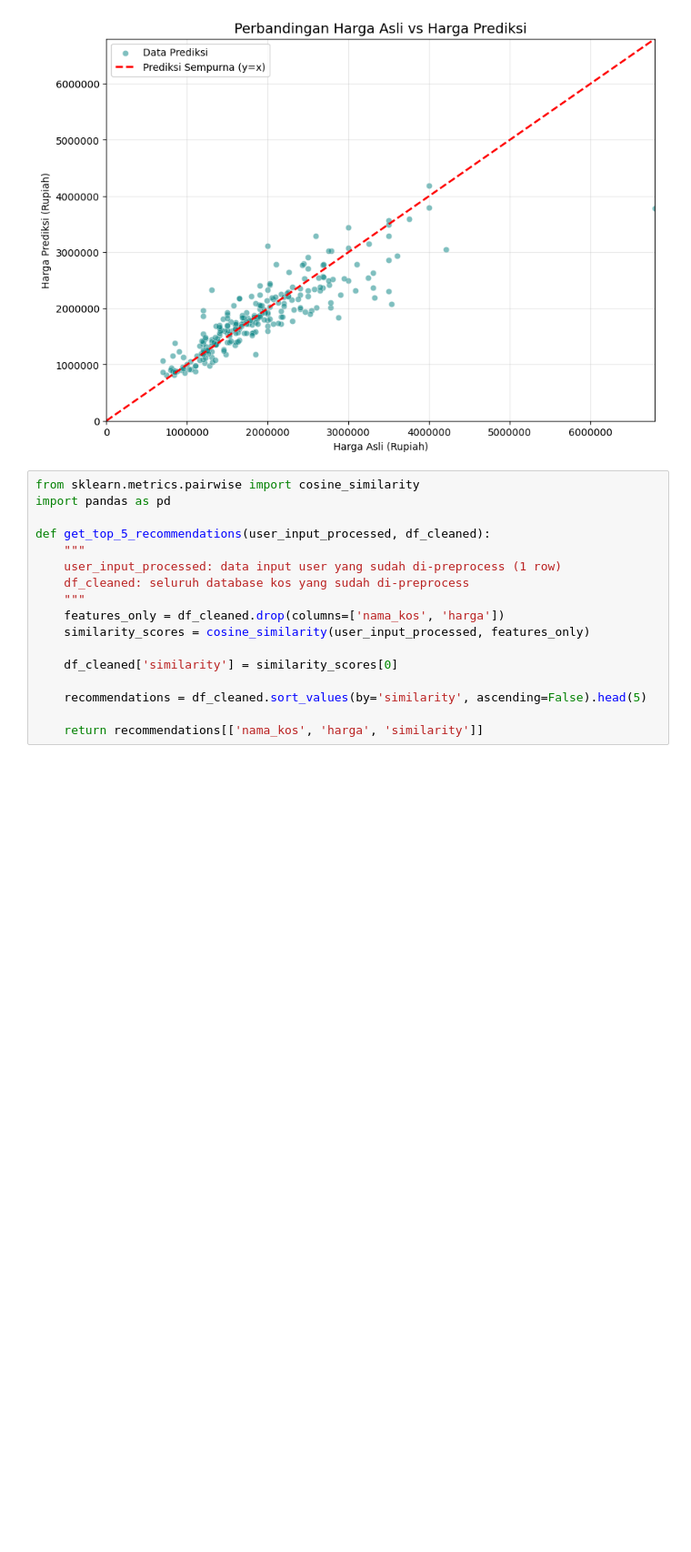
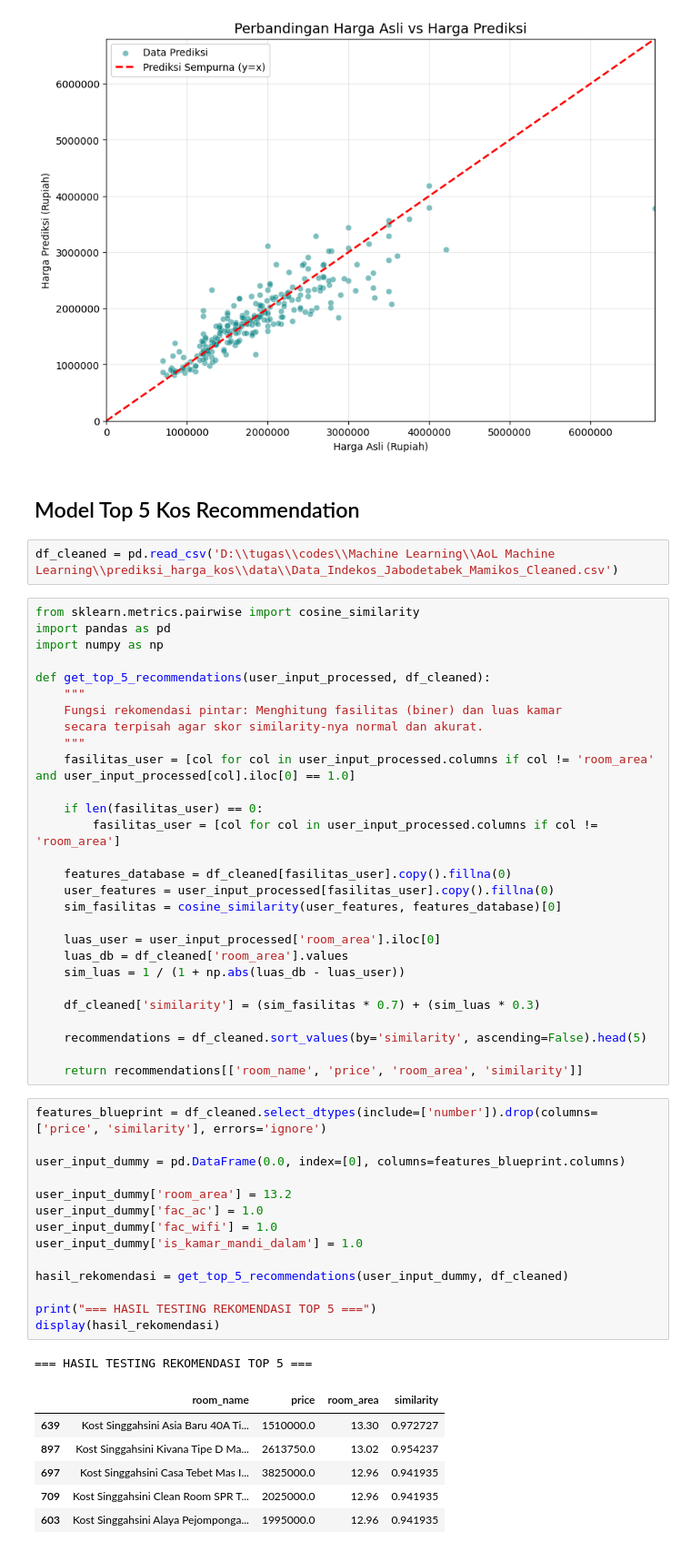
Before and after one commit to NicholasHubert/prediksi_harga_kos, a Jupyter notebook: notebooks/EDA_Model.ipynb, the cells around one changed output. Shown at 91% size. Drawn from its saved outputs; the diff is of its cells as text; blank space fills up the shorter version.

```diff
--- a/notebooks/EDA_Model.ipynb
+++ b/notebooks/EDA_Model.ipynb
@@ -454,20 +482,57 @@ plt.grid(True, alpha=0.3)
 plt.show()
 # %% [output]
 [figure]
+# %% [markdown]
+## Model Top 5 Kos Recommendation
+# %%
+df_cleaned = pd.read_csv('D:\\tugas\\codes\\Machine Learning\\AoL Machine Learning\\prediksi_harga_kos\\data\\Data_Indekos_Jabodetabek_Mamikos_Cleaned.csv')
 # %%
 from sklearn.metrics.pairwise import cosine_similarity
 import pandas as pd
+import numpy as np
 
 def get_top_5_recommendations(user_input_processed, df_cleaned):
     """
-    user_input_processed: data input user yang sudah di-preprocess (1 row)
-    df_cleaned: seluruh database kos yang sudah di-preprocess
+    Fungsi rekomendasi pintar: Menghitung fasilitas (biner) dan luas kamar
+    secara terpisah agar skor similarity-nya normal dan akurat.
     """
-    features_only = df_cleaned.drop(columns=['nama_kos', 'harga'])
-    similarity_scores = cosine_similarity(user_input_processed, features_only)
+    fasilitas_user = [col for col in user_input_processed.columns if col != 'room_area' and user_input_processed[col].iloc[0] == 1.0]
 
-    df_cleaned['similarity'] = similarity_scores[0]
+    if len(fasilitas_user) == 0:
+        fasilitas_user = [col for col in user_input_processed.columns if col != 'room_area']
+
+    features_database = df_cleaned[fasilitas_user].copy().fillna(0)
+    user_features = user_input_processed[fasilitas_user].copy().fillna(0)
+    sim_fasilitas = cosine_similarity(user_features, features_database)[0]
+
+    luas_user = user_input_processed['room_area'].iloc[0]
+    luas_db = df_cleaned['room_area'].values
+    sim_luas = 1 / (1 + np.abs(luas_db - luas_user))
+
+    df_cleaned['similarity'] = (sim_fasilitas * 0.7) + (sim_luas * 0.3)
 
     recommendations = df_cleaned.sort_values(by='similarity', ascending=False).head(5)
 
-    return recommendations[['nama_kos', 'harga', 'similarity']]
+    return recommendations[['room_name', 'price', 'room_area', 'similarity']]
+# %%
+features_blueprint = df_cleaned.select_dtypes(include=['number']).drop(columns=['price', 'similarity'], errors='ignore')
+
+user_input_dummy = pd.DataFrame(0.0, index=[0], columns=features_blueprint.columns)
+
+user_input_dummy['room_area'] = 13.2
+user_input_dummy['fac_ac'] = 1.0
+user_input_dummy['fac_wifi'] = 1.0
+user_input_dummy['is_kamar_mandi_dalam'] = 1.0
+
+hasil_rekomendasi = get_top_5_recommendations(user_input_dummy, df_cleaned)
+
+print("=== HASIL TESTING REKOMENDASI TOP 5 ===")
+display(hasil_rekomendasi)
+# %% [output]
+=== HASIL TESTING REKOMENDASI TOP 5 ===
+|  | room_name | price | room_area | similarity |
+| 639 | Kost Singgahsini Asia Baru 40A Ti... | 1510000.0 | 13.30 | 0.972727 |
+| 897 | Kost Singgahsini Kivana Tipe D Ma... | 2613750.0 | 13.02 | 0.954237 |
+| 697 | Kost Singgahsini Casa Tebet Mas I... | 3825000.0 | 12.96 | 0.941935 |
+| 709 | Kost Singgahsini Clean Room SPR T... | 2025000.0 | 12.96 | 0.941935 |
+| 603 | Kost Singgahsini Alaya Pejomponga... | 1995000.0 | 12.96 | 0.941935 |
```
Also changed, not shown: parts of 14 cells of this notebook, 2 other files.
